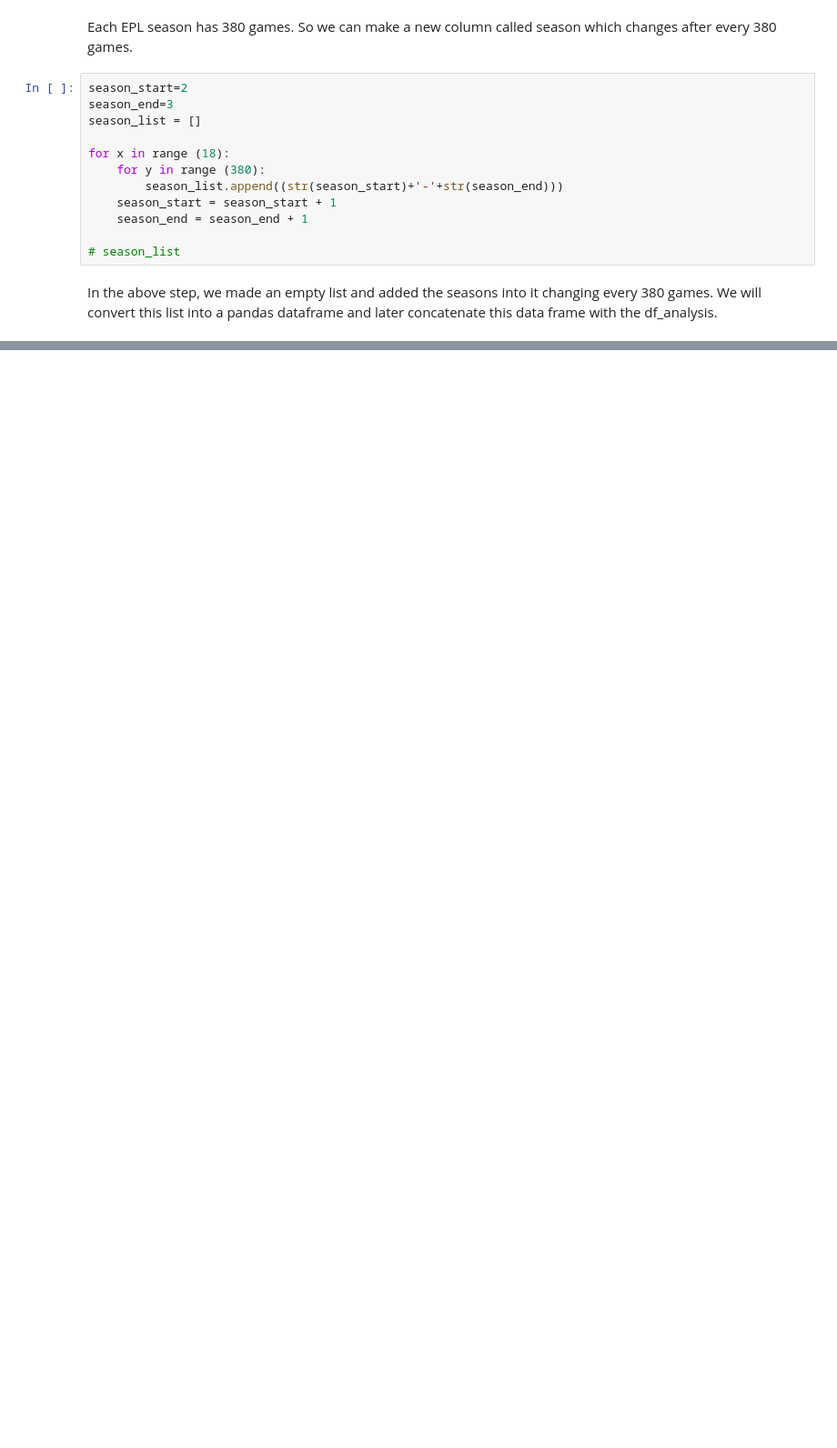
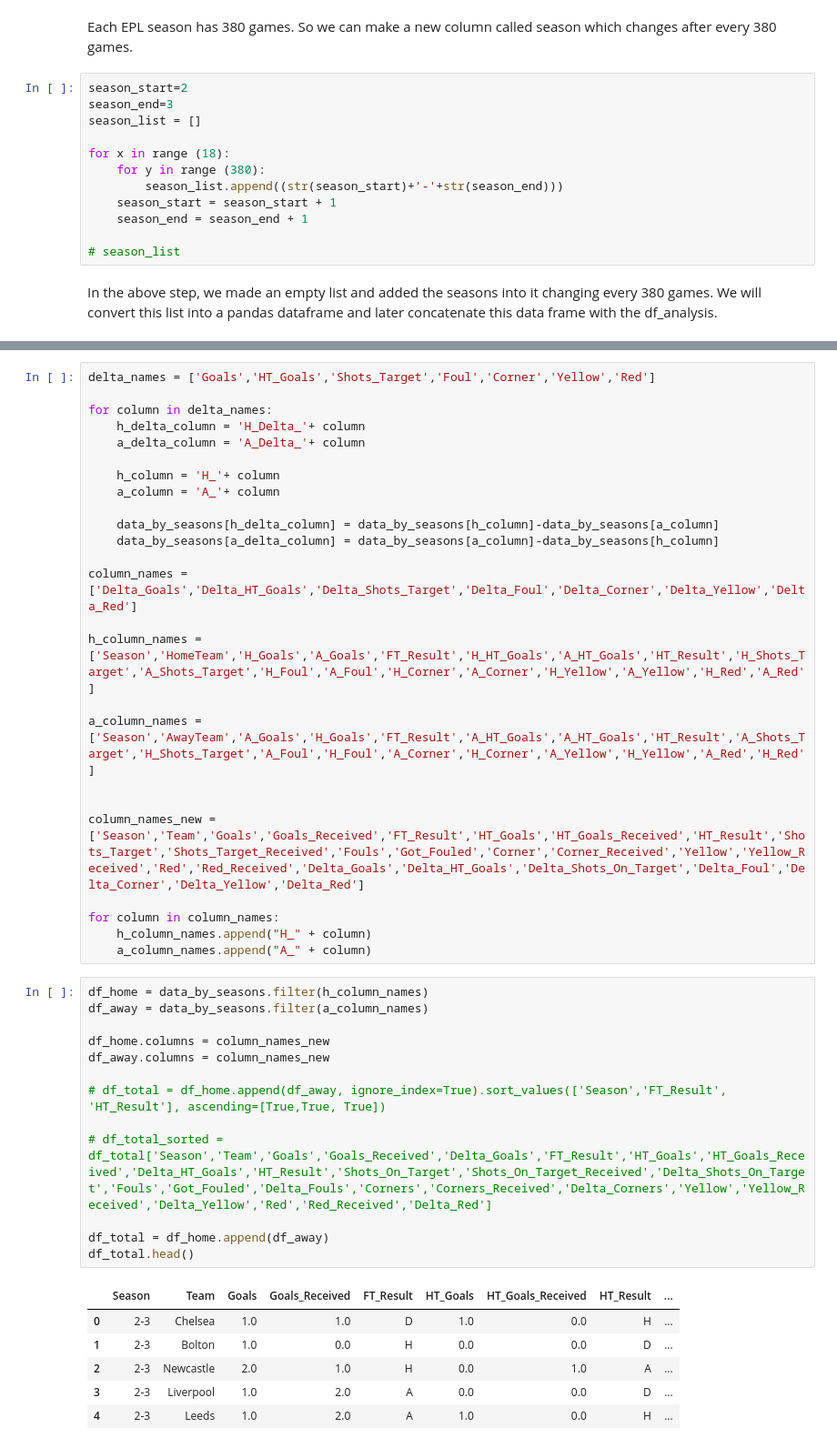
Before and after one commit to saylibhavsar/Football-Data-Analysis, a Jupyter notebook: analysis.ipynb, the cells around one changed output, grey strips where cells are left out. Shown at 91% size. Saved outputs shown, nothing was run; the diff lists cells and outputs as text; blank space fills up the shorter version.

```diff
--- a/analysis.ipynb
+++ b/analysis.ipynb
@@ -113,0 +120,45 @@ data_by_seasons = data_by_seasons.dropna()
+# %%
+delta_names = ['Goals','HT_Goals','Shots_Target','Foul','Corner','Yellow','Red']
+
+for column in delta_names:
+    h_delta_column = 'H_Delta_'+ column
+    a_delta_column = 'A_Delta_'+ column
+
+    h_column = 'H_'+ column
+    a_column = 'A_'+ column
+
+    data_by_seasons[h_delta_column] = data_by_seasons[h_column]-data_by_seasons[a_column]
+    data_by_seasons[a_delta_column] = data_by_seasons[a_column]-data_by_seasons[h_column]
+
+column_names = ['Delta_Goals','Delta_HT_Goals','Delta_Shots_Target','Delta_Foul','Delta_Corner','Delta_Yellow','Delta_Red']
+
+h_column_names = ['Season','HomeTeam','H_Goals','A_Goals','FT_Result','H_HT_Goals','A_HT_Goals','HT_Result','H_Shots_Target','A_Shots_Target','H_Foul','A_Foul','H_Corner','A_Corner','H_Yellow','A_Yellow','H_Red','A_Red']
+
+a_column_names = ['Season','AwayTeam','A_Goals','H_Goals','FT_Result','A_HT_Goals','A_HT_Goals','HT_Result','A_Shots_Target','H_Shots_Target','A_Foul','H_Foul','A_Corner','H_Corner','A_Yellow','H_Yellow','A_Red','H_Red']
+
+
+column_names_new = ['Season','Team','Goals','Goals_Received','FT_Result','HT_Goals','HT_Goals_Received','HT_Result','Shots_Target','Shots_Target_Received','Fouls','Got_Fouled','Corner','Corner_Received','Yellow','Yellow_Received','Red','Red_Received','Delta_Goals','Delta_HT_Goals','Delta_Shots_On_Target','Delta_Foul','Delta_Corner','Delta_Yellow','Delta_Red']
+
+for column in column_names:
+    h_column_names.append("H_" + column)
+    a_column_names.append("A_" + column)
+# %%
+df_home = data_by_seasons.filter(h_column_names)
+df_away = data_by_seasons.filter(a_column_names)
+
+df_home.columns = column_names_new
+df_away.columns = column_names_new
+
+# df_total = df_home.append(df_away, ignore_index=True).sort_values(['Season','FT_Result', 'HT_Result'], ascending=[True,True, True])
+
+# df_total_sorted = df_total['Season','Team','Goals','Goals_Received','Delta_Goals','FT_Result','HT_Goals','HT_Goals_Received','Delta_HT_Goals','HT_Result','Shots_On_Target','Shots_On_Target_Received','Delta_Shots_On_Target','Fouls','Got_Fouled','Delta_Fouls','Corners','Corners_Received','Delta_Corners','Yellow','Yellow_Received','Delta_Yellow','Red','Red_Received','Delta_Red']
+
+df_total = df_home.append(df_away)
+df_total.head()
+# %% [output]
+|  | Season | Team | Goals | Goals_Received | FT_Result | HT_Goals | HT_Goals_Received | HT_Result | ... |
+| 0 | 2-3 | Chelsea | 1.0 | 1.0 | D | 1.0 | 0.0 | H | ... |
+| 1 | 2-3 | Bolton | 1.0 | 0.0 | H | 0.0 | 0.0 | D | ... |
+| 2 | 2-3 | Newcastle | 2.0 | 1.0 | H | 0.0 | 1.0 | A | ... |
+| 3 | 2-3 | Liverpool | 1.0 | 2.0 | A | 0.0 | 0.0 | D | ... |
+| 4 | 2-3 | Leeds | 1.0 | 2.0 | A | 1.0 | 0.0 | H | ... |
```
Also changed, not shown: parts of 11 cells of this notebook, 1 other file.
